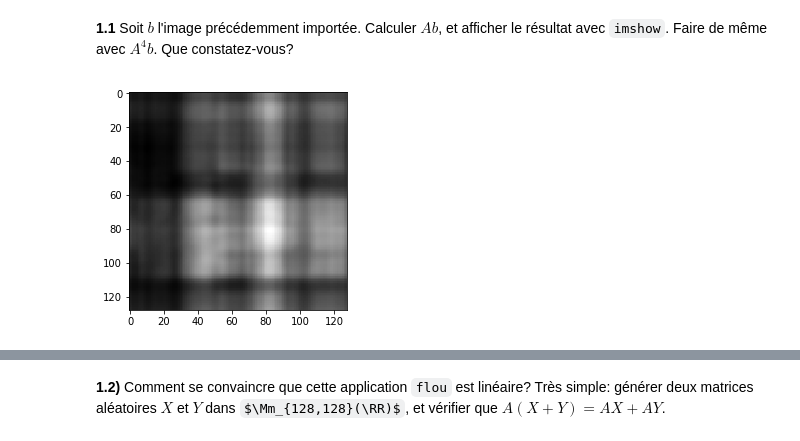
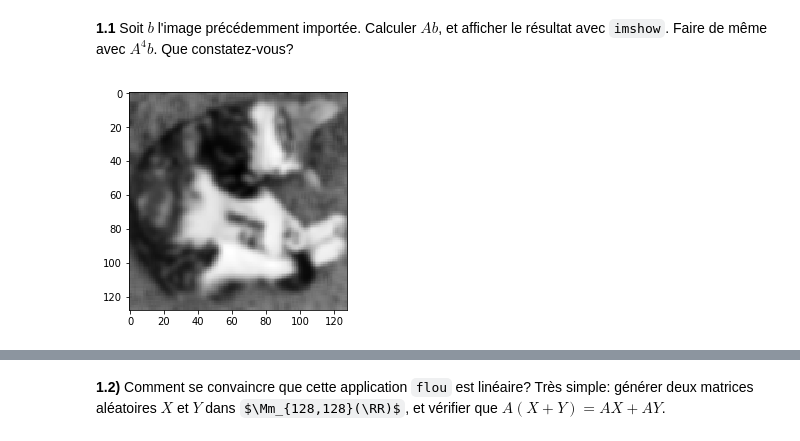
Before and after one commit to JLechuga94/ML-Optimisation, a Jupyter notebook: TP_students.ipynb, the cells around one changed output, grey strips where cells are left out. Cells and saved outputs as stored; diff of their text form; code cells hidden in the pictures; some formulas as TeX source.

```diff
--- a/TP_students.ipynb
+++ b/TP_students.ipynb
@@ -423,4 +397,4 @@ A = flou(b)
 # %%
-imshow(A@b)
+imshow(flou(b))
 # %% [output]
-[figure, old version]
+[figure, new version]
```
Also changed, not shown: parts of 16 cells of this notebook.
